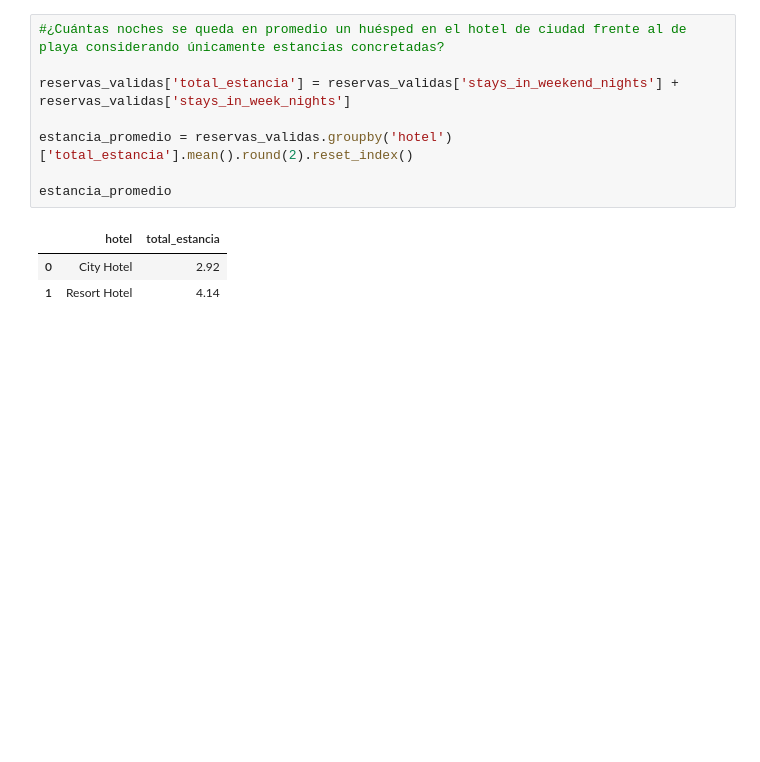
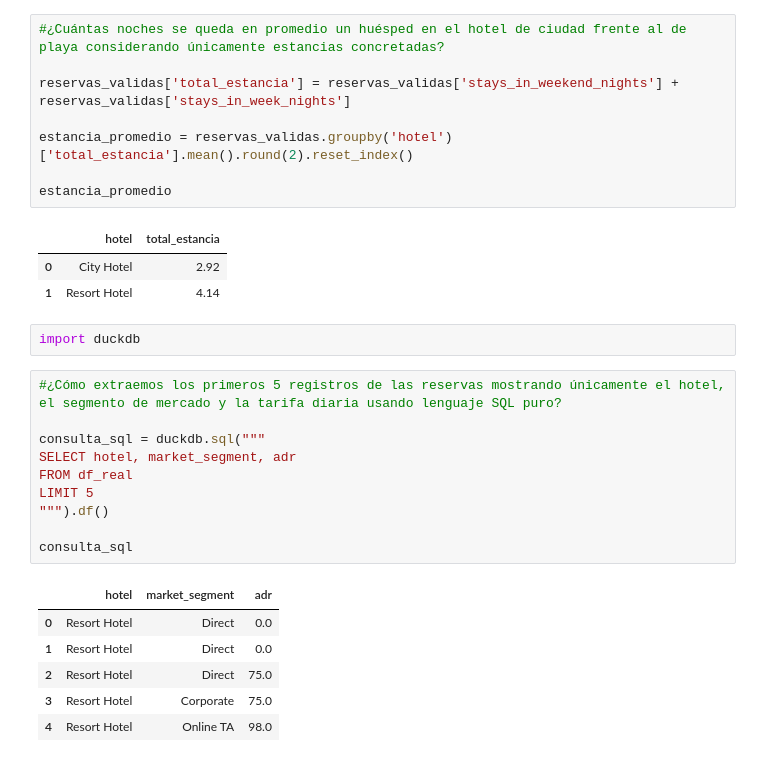
Before and after one commit to luisferdm6/02_analisis_hotelero_pandas, a Jupyter notebook: 01_limpieza_y_agrupaciones_hotel.ipynb, the cells around one changed output. Cells and saved outputs as stored; diff of their text form; blank space fills up the shorter version.

```diff
--- a/01_limpieza_y_agrupaciones_hotel.ipynb
+++ b/01_limpieza_y_agrupaciones_hotel.ipynb
@@ -803,3 +803,22 @@ estancia_promedio
 |  | hotel | total_estancia |
 | 0 | City Hotel | 2.92 |
 | 1 | Resort Hotel | 4.14 |
+# %%
+import duckdb
+# %%
+#¿Cómo extraemos los primeros 5 registros de las reservas mostrando únicamente el hotel, el segmento de mercado y la tarifa diaria usando lenguaje SQL puro?
+
+consulta_sql = duckdb.sql("""
+SELECT hotel, market_segment, adr
+FROM df_real
+LIMIT 5
+""").df()
+
+consulta_sql
+# %% [output]
+|  | hotel | market_segment | adr |
+| 0 | Resort Hotel | Direct | 0.0 |
+| 1 | Resort Hotel | Direct | 0.0 |
+| 2 | Resort Hotel | Direct | 75.0 |
+| 3 | Resort Hotel | Corporate | 75.0 |
+| 4 | Resort Hotel | Online TA | 98.0 |
```
Also changed, not shown: parts of 3 cells of this notebook.
